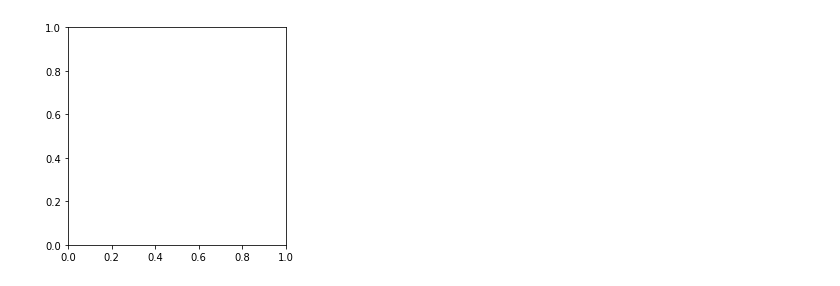
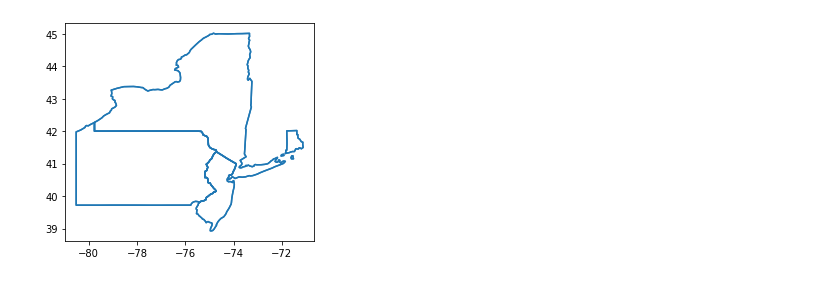
Before and after one commit to miteshkumar77/feedback-loop-simulation, a Jupyter notebook: adsb/nb1.ipynb, the cells around one changed output. Cells and saved outputs as stored; diff of their text form; code cells hidden in the pictures.

```diff
--- a/adsb/nb1.ipynb
+++ b/adsb/nb1.ipynb
@@ -64,11 +63,11 @@ for fname in files[0:100]:
-# %%
-fig, ax = plt.subplots()
-ax.set_aspect('equal')
-
-
-world = gpd.read_file(gpd.datasets.get_path('naturalearth_lowres'))
-world = world[(world.pop_est>0) & (world.name!="Antarctica")]
-colors = ['red', 'green', 'blue', 'black', 'yellow', 'pink']
-# %% [output]
-[figure, removed]
+# %%
+states = gpd.read_file('../../us-data/usa-states-census-2014.shp')
+states = states.to_crs("EPSG:4326")
+# states.boundary.plot()
+# states[(states['NAME'] == 'New York')].plot(figsize=(12,12))
+states[states['STUSPS'].isin(['NJ', 'NY', 'PA', 'RI'])].boundary.plot()
+
+colors = ['red', 'green', 'blue', 'black', 'yellow', 'pink']
+# %% [output]
+[figure, added]
 # %%
```
Also changed, not shown: parts of 3 cells of this notebook, 9 other files.
